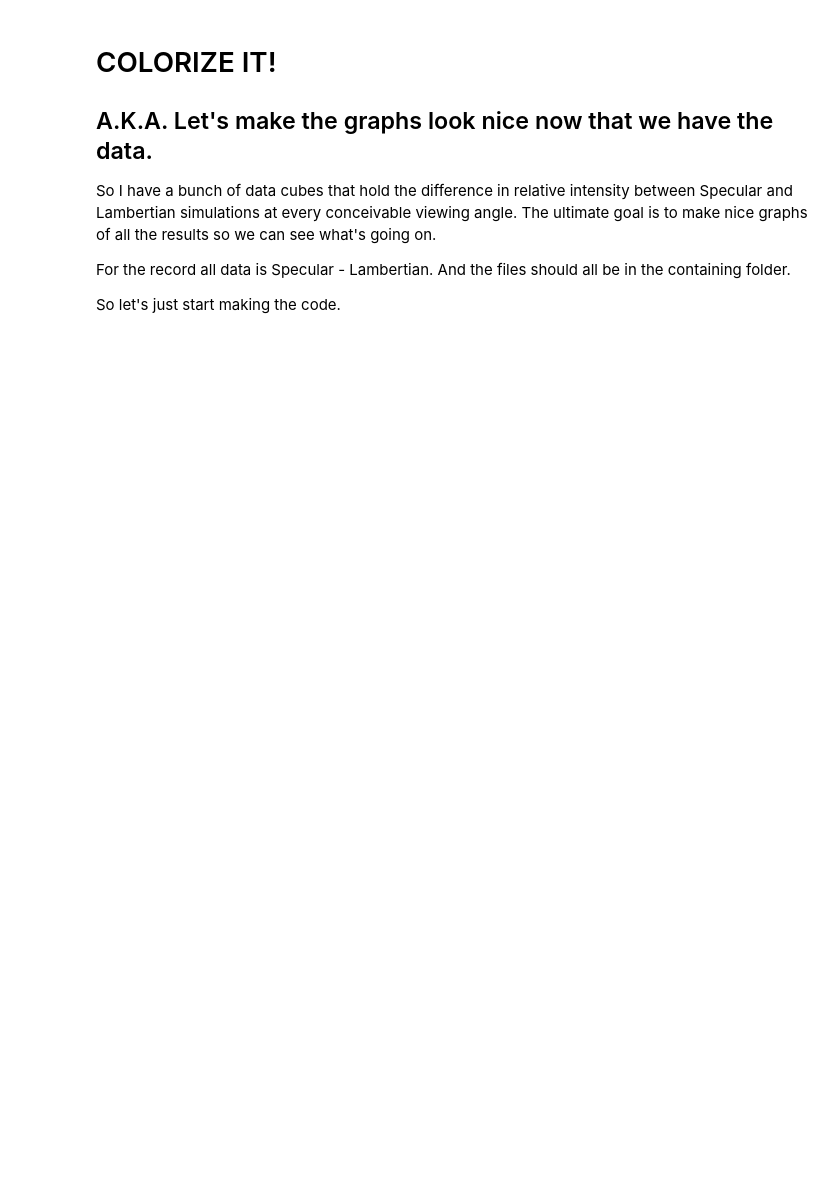
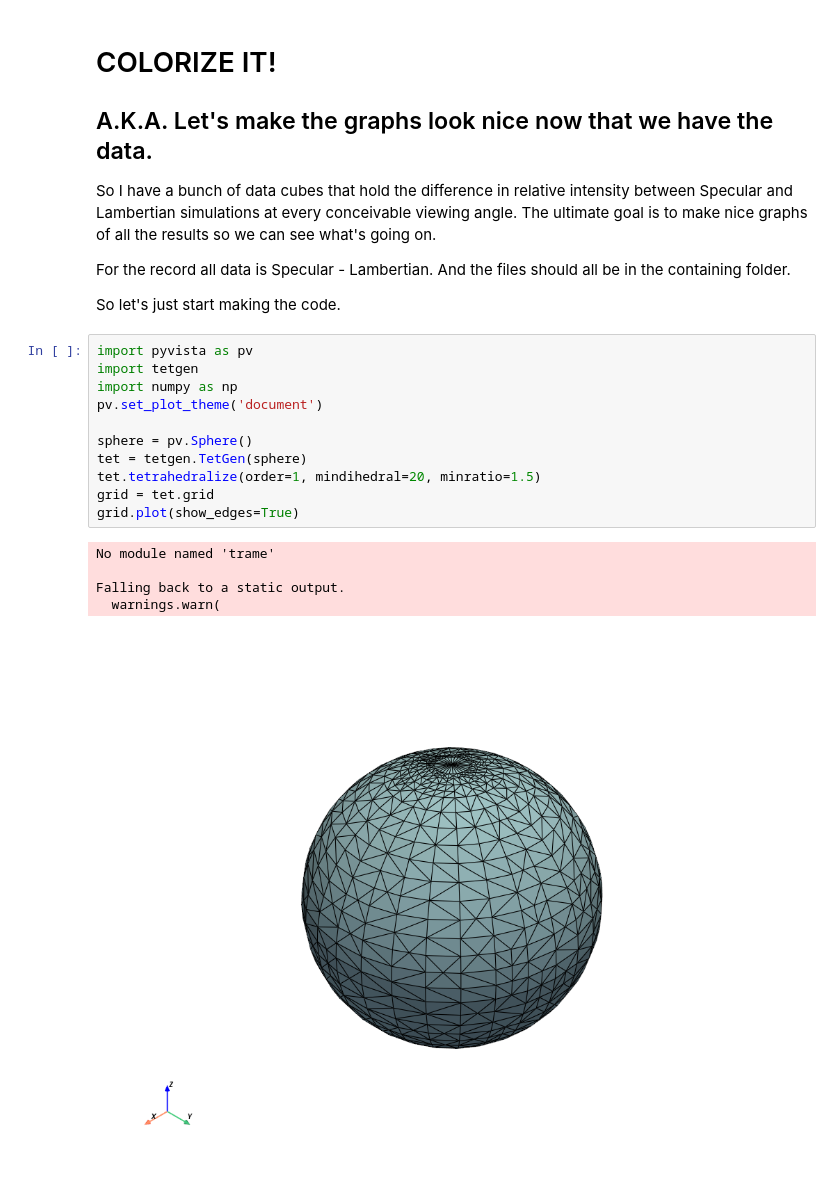
Before and after one commit to GMBlackjack/GMsNotes, a Jupyter notebook: SCRATCH WORK/LambertianSpecularDifferences/Lambertian Specular Difference COLORIZE.ipynb, the cells around one changed output. Drawn from its saved outputs; the diff is of its cells as text; blank space fills up the shorter version.

```diff
--- a/SCRATCH WORK/LambertianSpecularDifferences/Lambertian Specular Difference COLORIZE.ipynb
+++ b/SCRATCH WORK/LambertianSpecularDifferences/Lambertian Specular Difference COLORIZE.ipynb
@@ -8,4 +8,21 @@ So I have a bunch of data cubes that hold the difference in relative intensity b
 For the record all data is Specular - Lambertian. And the files should all be in the containing folder.
 
 So let's just start making the code.
+# %%
+import pyvista as pv
+import tetgen
+import numpy as np
+pv.set_plot_theme('document')
+
+sphere = pv.Sphere()
+tet = tetgen.TetGen(sphere)
+tet.tetrahedralize(order=1, mindihedral=20, minratio=1.5)
+grid = tet.grid
+grid.plot(show_edges=True)
+# %% [output]
+No module named 'trame'
+
+Falling back to a static output.
+  warnings.warn(
+[figure, added]
 # %%
```
Also changed, not shown: parts of 6 cells of this notebook, 10 other files.
